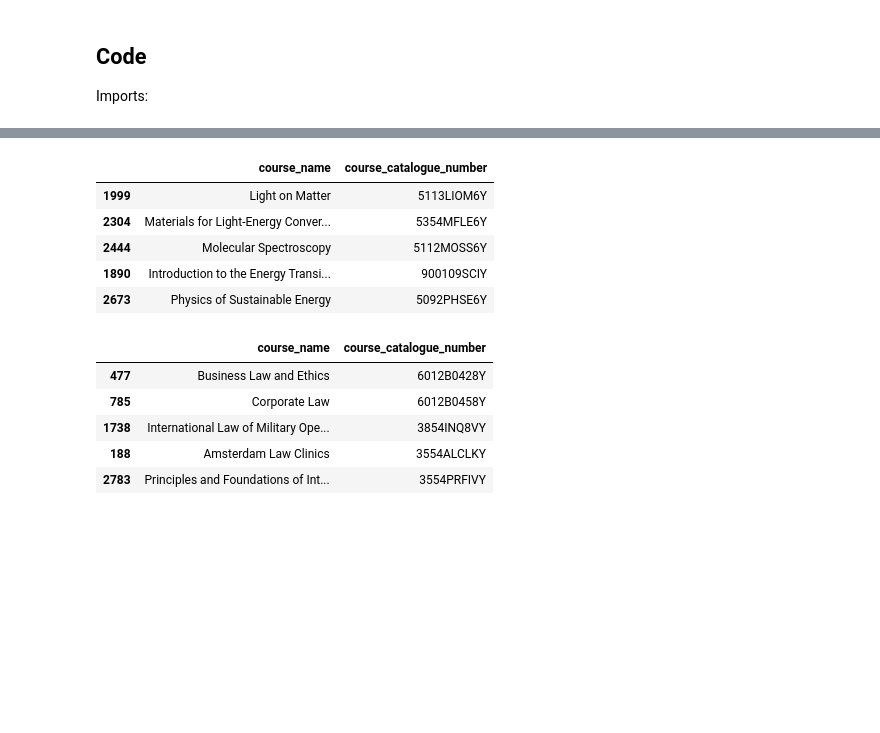
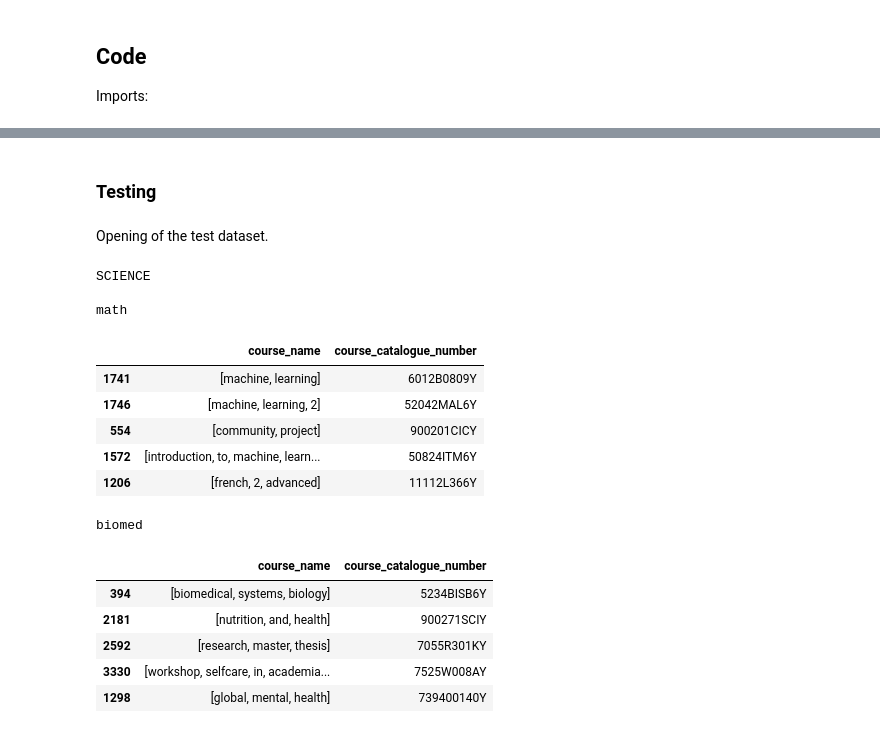
Before and after one commit to adriannazaranska/text_mining_project, a Jupyter notebook: Project_TM.ipynb, the cells around one changed output, grey strips where cells are left out. Saved outputs shown, nothing was run; the diff lists cells and outputs as text; code cells hidden in the pictures; blank space fills up the shorter version.

Commit message:
Vectorize data, and test the recommender on the test courses.

```diff
--- a/Project_TM.ipynb
+++ b/Project_TM.ipynb
@@ -58,6 +92,2 @@ courses['combined_text'] = courses['course_name'] + courses['is_part_of'] + cour
 # %%
-#Vectorizing the column courses['combined_text'].
-#I pan to use doc2vec to vectorise the tokens for each course
+tagged_data = [TaggedDocument(words=word_tokenize(str(_d)), tags=[str(i)]) for i, _d in enumerate(courses['combined_text'])]
-# %%
-#Getting the cosine similarities between the rows of the matrix (these are besically the similiarities between the courses).
-cosine_sim = cosine_similarity(tfidf_matrix, tfidf_matrix)
@@ -63,0 +96,23 @@ cosine_sim = cosine_similarity(tfidf_matrix, tfidf_matrix)
+# %%
+params = {
+    'vector_size': 100, # dimension of embeddings
+    'window': 5, # window -/+ before and after focus word
+    'epochs': 5, # number of iterations over the corpus
+    'min_count': 5, # filter on words whose frequency is below this count
+    'workers': 4, # how many cores to use
+    'alpha': 0.05 # initial learning rate for SGD. This is lambda in the class notes
+}
+
+model = Doc2Vec(**params)
+
+model.build_vocab(tagged_data)
+
+max_epochs = 100
+
+for epoch in range(max_epochs):
+    print('iteration {0}'.format(epoch))
+    model.train(tagged_data,
+                total_examples=model.corpus_count,
+                epochs=1)
+    model.alpha = 0.2
+    model.min_alpha = model.alpha
@@ -77,18 +170,41 @@ NameError: name 'cosine_sim' is not defined
+# %% [markdown]
+### Testing
+# %% [markdown]
+Opening of the test dataset.
+# %%
+majors = []
+tracks = []
+li_coourse_ids = []
+with open("datasets/test_set.txt", 'r') as f:
+    for l in f:
+        if l[0] == '[':
+            li_coourse_ids.append(eval(l))
+        elif l.isupper():
+            majors.append(l)
+        elif l.islower():
+            tracks.append(l)
 # %%
-recommend_courses('118110146Y')
+print(majors[0])
+print(tracks[0])
+recommend_courses(li_coourse_ids[0], model, courses)
 # %% [output]
+SCIENCE
+
+math
 |  | course_name | course_catalogue_number |
-| 1999 | Light on Matter | 5113LIOM6Y |
-| 2304 | Materials for Light-Energy Conver... | 5354MFLE6Y |
-| 2444 | Molecular Spectroscopy | 5112MOSS6Y |
-| 1890 | Introduction to the Energy Transi... | 900109SCIY |
-| 2673 | Physics of Sustainable Energy | 5092PHSE6Y |
+| 1741 | [machine, learning] | 6012B0809Y |
+| 1746 | [machine, learning, 2] | 52042MAL6Y |
+| 554 | [community, project] | 900201CICY |
+| 1572 | [introduction, to, machine, learn... | 50824ITM6Y |
+| 1206 | [french, 2, advanced] | 11112L366Y |
 # %%
-recommend_courses('900264SCIY')
+print(tracks[1])
+recommend_courses(li_coourse_ids[1], model, courses)
 # %% [output]
+biomed
 |  | course_name | course_catalogue_number |
-| 477 | Business Law and Ethics | 6012B0428Y |
-| 785 | Corporate Law | 6012B0458Y |
-| 1738 | International Law of Military Ope... | 3854INQ8VY |
-| 188 | Amsterdam Law Clinics | 3554ALCLKY |
-| 2783 | Principles and Foundations of Int... | 3554PRFIVY |
+| 394 | [biomedical, systems, biology] | 5234BISB6Y |
+| 2181 | [nutrition, and, health] | 900271SCIY |
+| 2592 | [research, master, thesis] | 7055R301KY |
+| 3330 | [workshop, selfcare, in, academia... | 7525W008AY |
+| 1298 | [global, mental, health] | 739400140Y |
```
Also changed, not shown: parts of 43 cells of this notebook.
